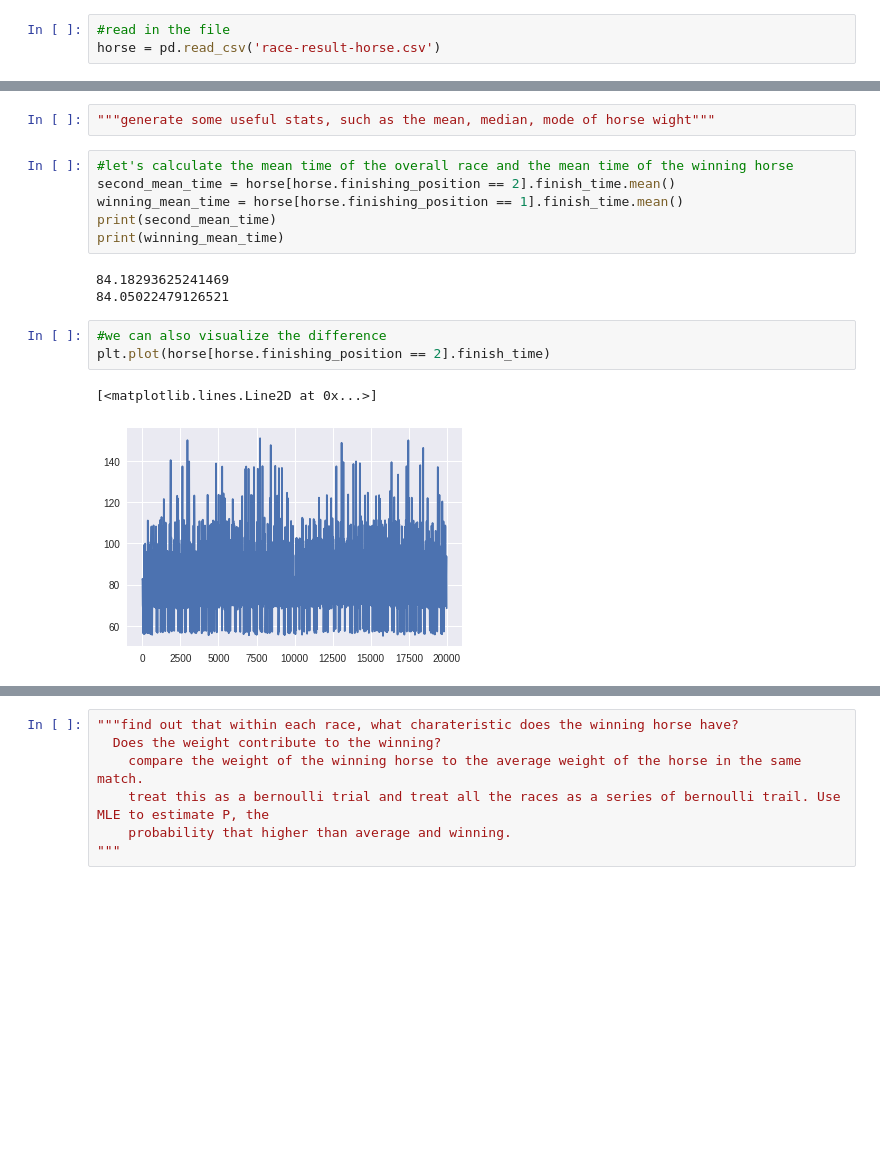
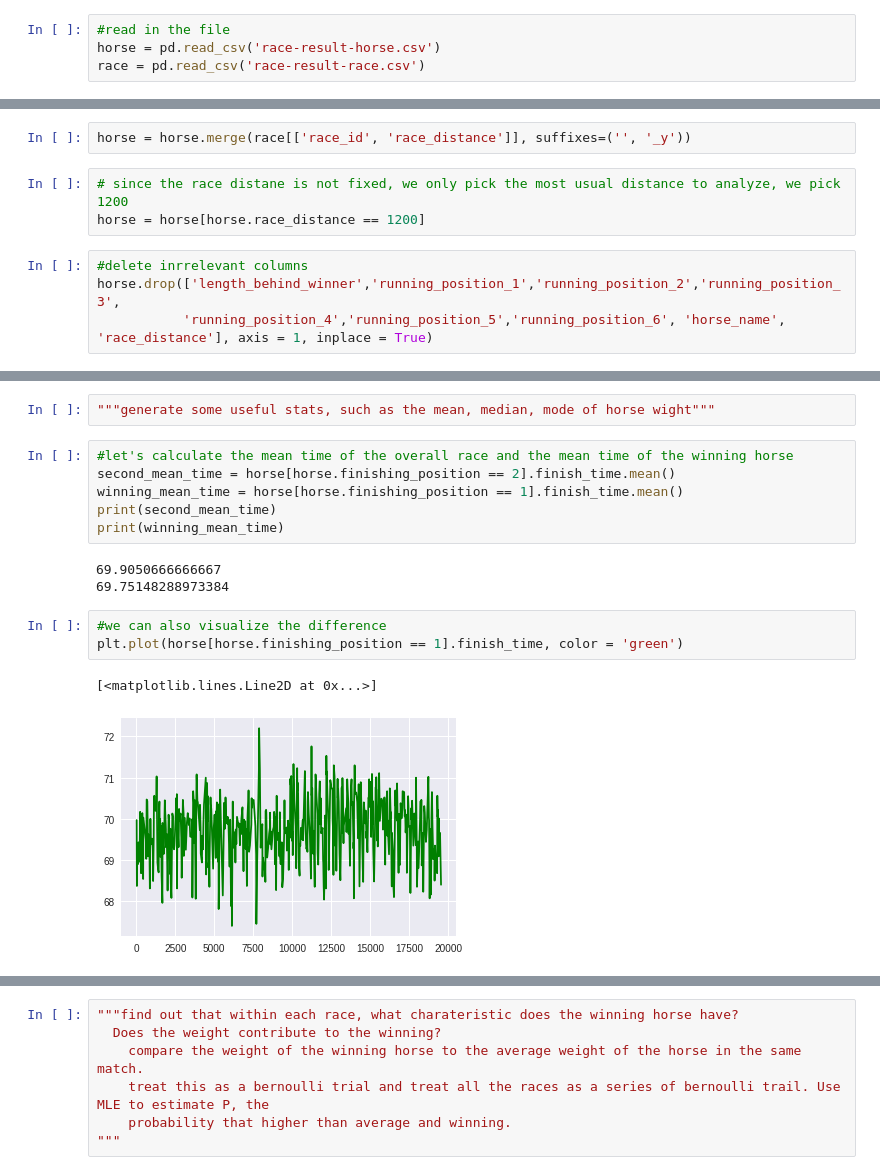
Before and after one commit to minhengwu/HK_horse_race, a Jupyter notebook: horse_race.ipynb, the cells around one changed output, grey strips where cells are left out. Drawn from its saved outputs; the diff is of its cells as text; blank space fills up the shorter version.

```diff
--- a/horse_race.ipynb
+++ b/horse_race.ipynb
@@ -11,6 +11,7 @@ import statsmodels.api as sms
 # %%
 #read in the file
 horse = pd.read_csv('race-result-horse.csv')
+race = pd.read_csv('race-result-race.csv')
 # %%
 #convert the finish_time to # of second
 def convert_time(time_string):
@@ -40,0 +29,9 @@ horse.head()
+# %%
+horse = horse.merge(race[['race_id', 'race_distance']], suffixes=('', '_y'))
+# %%
+# since the race distane is not fixed, we only pick the most usual distance to analyze, we pick 1200
+horse = horse[horse.race_distance == 1200]
+# %%
+#delete inrrelevant columns
+horse.drop(['length_behind_winner','running_position_1','running_position_2','running_position_3',
+           'running_position_4','running_position_5','running_position_6', 'horse_name', 'race_distance'], axis = 1, inplace = True)
@@ -51,11 +57,11 @@ winning_mean_time = horse[horse.finishing_position == 1].finish_time.mean()
 print(second_mean_time)
 print(winning_mean_time)
 # %% [output]
-84.18293625241469
-84.05022479126521
+69.9050666666667
+69.75148288973384
 # %%
 #we can also visualize the difference
-plt.plot(horse[horse.finishing_position == 2].finish_time)
+plt.plot(horse[horse.finishing_position == 1].finish_time, color = 'green')
 # %% [output]
 [<matplotlib.lines.Line2D at 0x...>]
-[figure, old version]
+[figure, new version]
```
Also changed, not shown: parts of 8 cells of this notebook.
